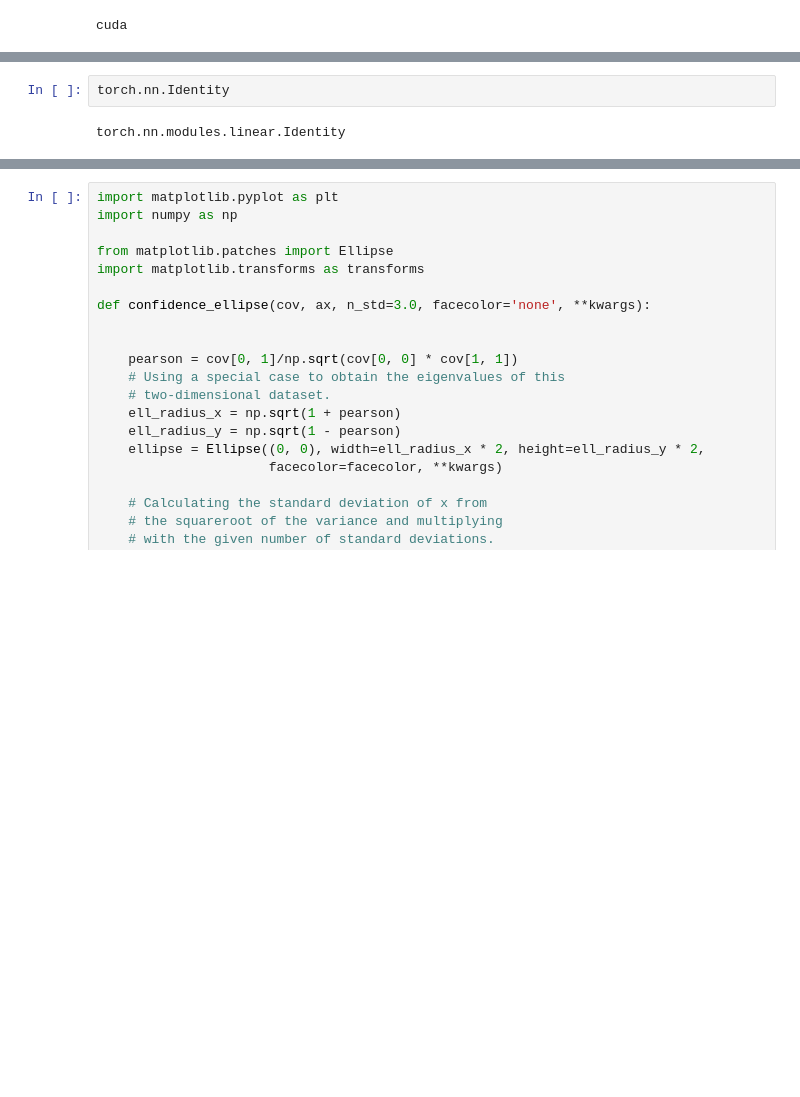
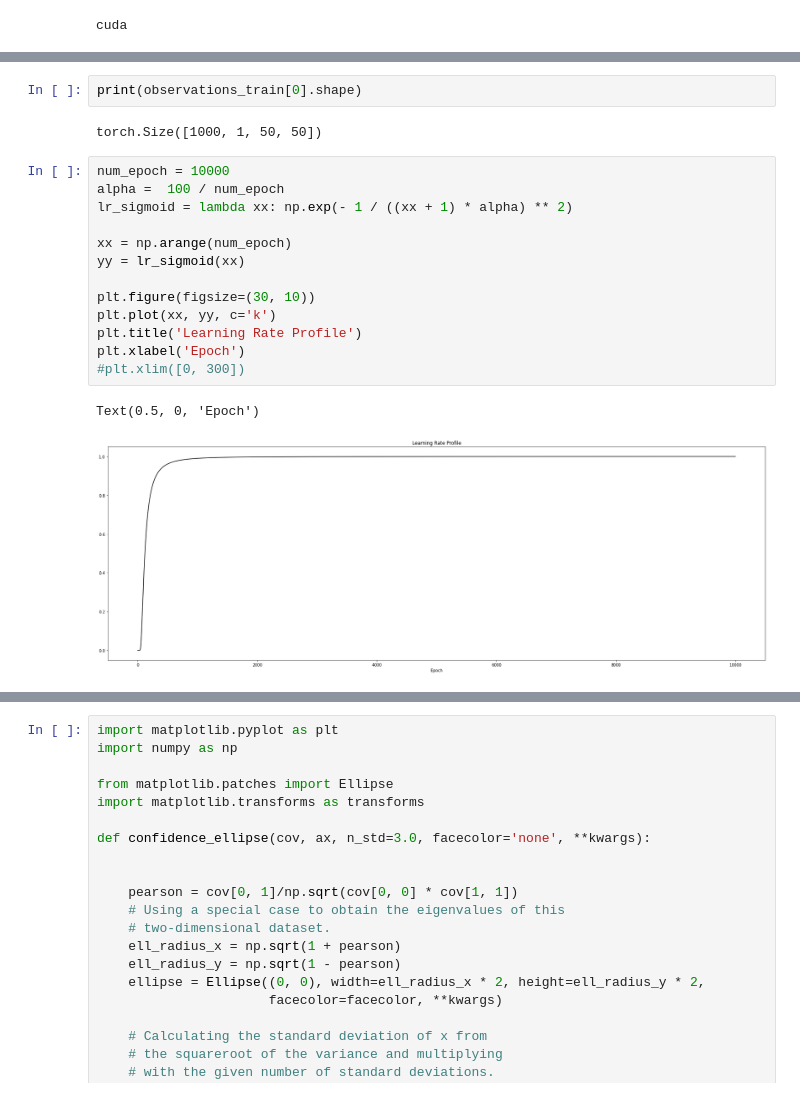
Before and after one commit to hugosou/cRPM, a Jupyter notebook: demo_rpfa_images.ipynb, the cells around one changed output, grey strips where cells are left out. Saved outputs shown, nothing was run; the diff lists cells and outputs as text; blank space fills up the shorter version.

```diff
--- a/demo_rpfa_images.ipynb
+++ b/demo_rpfa_images.ipynb
@@ -188,8 +196,24 @@ if do_shuffle:
 
 observations_train = [ii for ii in observations_train]
 observations_tests = [ii for ii in observations_tests]
-# %%
-torch.nn.Identity
-# %% [output]
-torch.nn.modules.linear.Identity
+# %%
+print(observations_train[0].shape)
+# %% [output]
+torch.Size([1000, 1, 50, 50])
+# %%
+num_epoch = 10000
+alpha =  100 / num_epoch
+lr_sigmoid = lambda xx: np.exp(- 1 / ((xx + 1) * alpha) ** 2)
+
+xx = np.arange(num_epoch)
+yy = lr_sigmoid(xx)
+
+plt.figure(figsize=(30, 10))
+plt.plot(xx, yy, c='k')
+plt.title('Learning Rate Profile')
+plt.xlabel('Epoch')
+#plt.xlim([0, 300])
+# %% [output]
+Text(0.5, 0, 'Epoch')
+[figure, added]
 # %%
```
Also changed, not shown: parts of 14 cells of this notebook, 7 other files.
